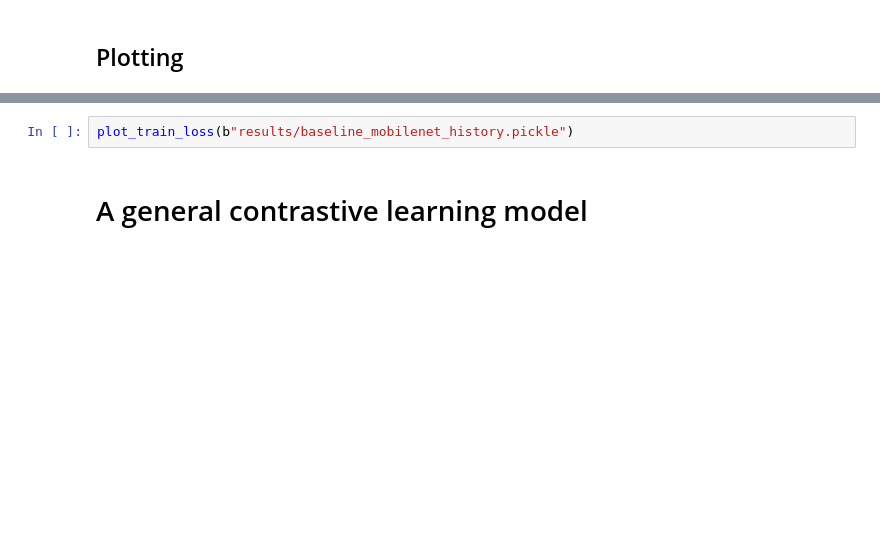
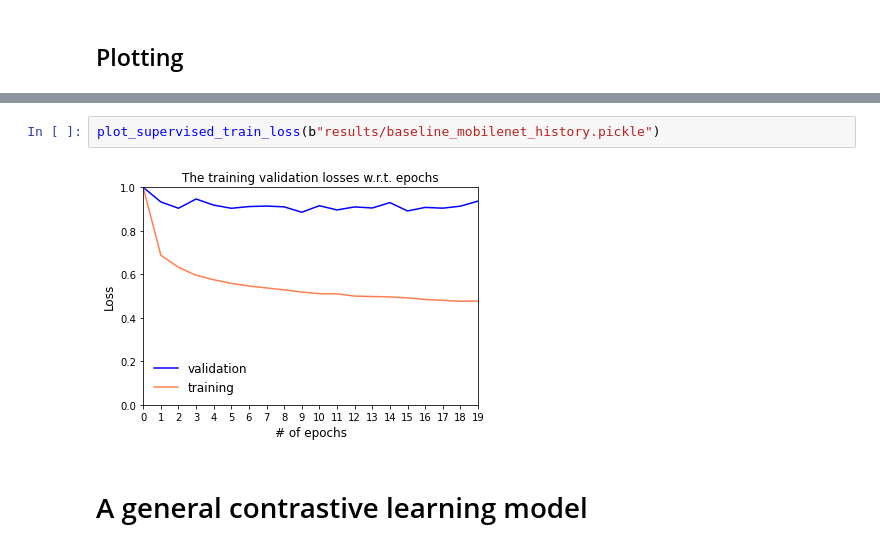
Before and after one commit to sudormroot/masters_thesis_code, a Jupyter notebook: thesis_main.ipynb, the cells around one changed output, grey strips where cells are left out. Cells and saved outputs as stored; diff of their text form; blank space fills up the shorter version.

```diff
--- a/thesis_main.ipynb
+++ b/thesis_main.ipynb
@@ -689,5 +857,7 @@ plot_train_accuracy(b"results/baseline_mobilenet_history.pickle")
 # %%
-plot_train_loss(b"results/baseline_mobilenet_history.pickle")
+plot_supervised_train_loss(b"results/baseline_mobilenet_history.pickle")
+# %% [output]
+[figure, added]
 # %% [markdown]
 # A general contrastive learning model
 # %%
```
Also changed, not shown: parts of 31 cells of this notebook.
